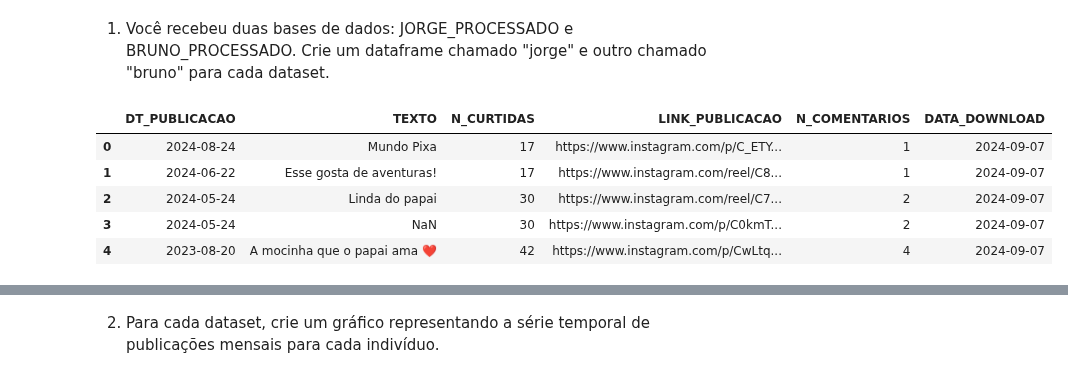
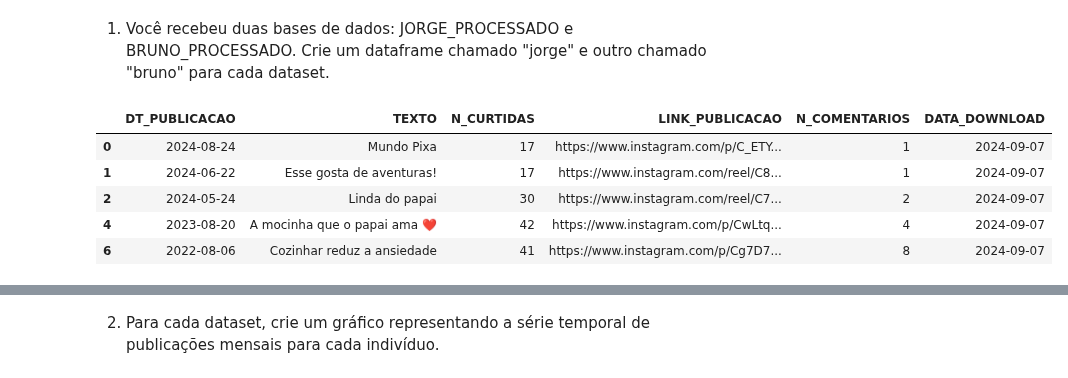
Before and after one commit to clairtonluz/MBA-em-ciencia-de-dados, a Jupyter notebook: Mineracao de Texto/exercicios/EXERCICIO-5- MINERACAO DE TEXTO- 2025.ipynb, the cells around one changed output, grey strips where cells are left out. Cells and saved outputs as stored; diff of their text form; code cells hidden in the pictures.

```diff
--- a/Mineracao de Texto/exercicios/EXERCICIO-5- MINERACAO DE TEXTO- 2025.ipynb
+++ b/Mineracao de Texto/exercicios/EXERCICIO-5- MINERACAO DE TEXTO- 2025.ipynb
@@ -5,14 +5,15 @@
 # %%
 import pandas as pd
 
 df_jorge=pd.read_csv('JORGE_PROCESSADO.csv', sep=';')
+df_jorge.dropna(subset=['TEXTO'], inplace=True)
 df_jorge.head()
 # %% [output]
 |  | DT_PUBLICACAO | TEXTO | N_CURTIDAS | LINK_PUBLICACAO | N_COMENTARIOS | DATA_DOWNLOAD |
 | 0 | 2024-08-24 | Mundo Pixa | 17 | https://www.instagram.com/p/C_ETY... | 1 | 2024-09-07 |
 | 1 | 2024-06-22 | Esse gosta de aventuras! | 17 | https://www.instagram.com/reel/C8... | 1 | 2024-09-07 |
 | 2 | 2024-05-24 | Linda do papai | 30 | https://www.instagram.com/reel/C7... | 2 | 2024-09-07 |
-| 3 | 2024-05-24 | NaN | 30 | https://www.instagram.com/p/C0kmT... | 2 | 2024-09-07 |
 | 4 | 2023-08-20 | A mocinha que o papai ama ❤️ | 42 | https://www.instagram.com/p/CwLtq... | 4 | 2024-09-07 |
+| 6 | 2022-08-06 | Cozinhar reduz a ansiedade | 41 | https://www.instagram.com/p/Cg7D7... | 8 | 2024-09-07 |
 # %%
 df_bruno=pd.read_csv('BRUNO_PROCESSADO.csv', sep=';')
```
Also changed, not shown: parts of 11 cells of this notebook.
